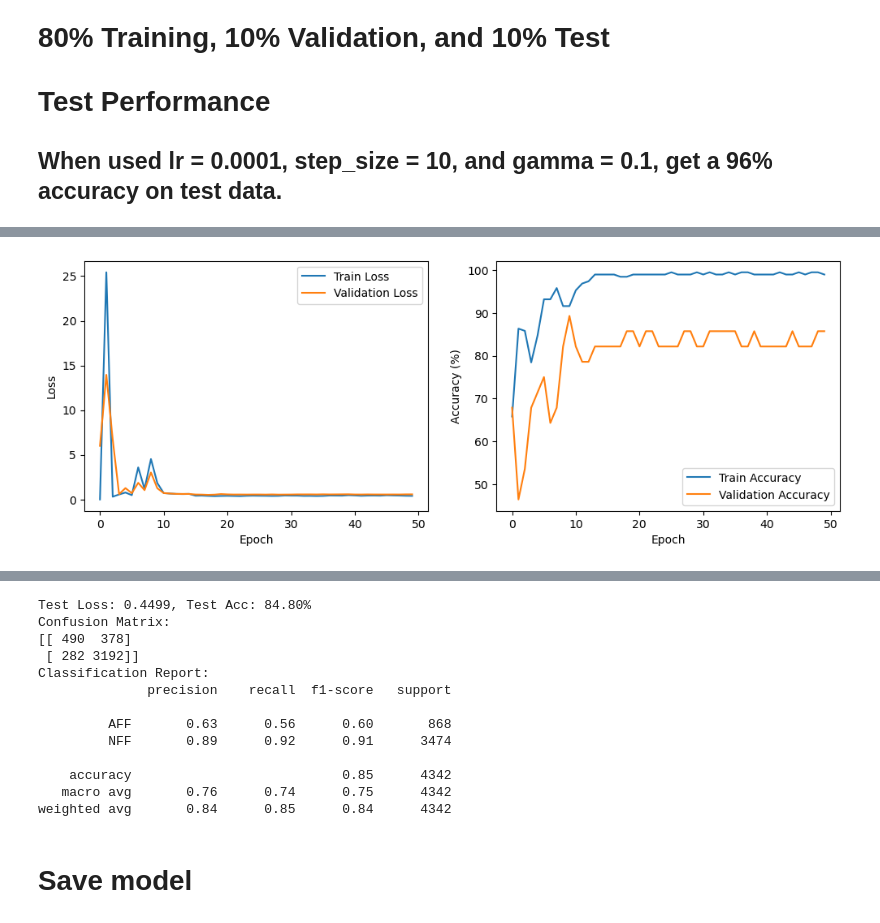
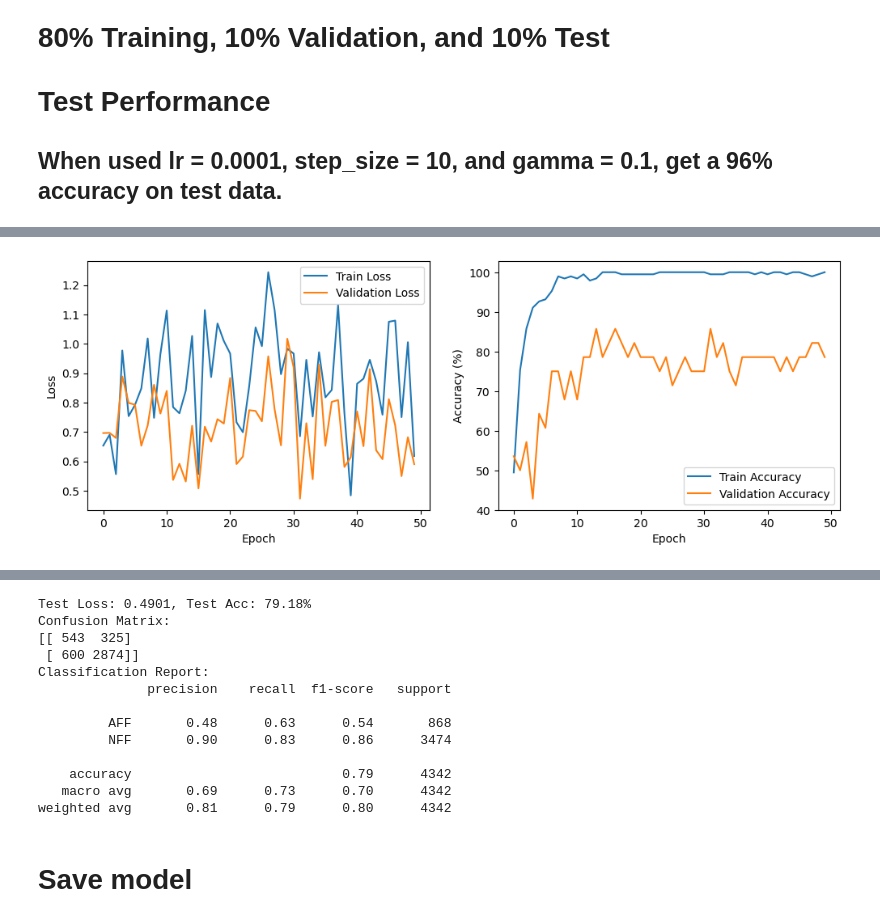
Before and after one commit to honzh073/FL, a Jupyter notebook: localnn/3_single_hospital/3_1_hospital_resnet.ipynb, the cells around one changed output, grey strips where cells are left out. Cells and saved outputs as stored; diff of their text form; code cells hidden in the pictures.

```diff
--- a/localnn/3_single_hospital/3_1_hospital_resnet.ipynb
+++ b/localnn/3_single_hospital/3_1_hospital_resnet.ipynb
@@ -122,9 +124,9 @@ import torchvision.models as models
 # Augmentation
 # Define data augmentation transforms
 transform = transforms.Compose([
-    # transforms.RandomHorizontalFlip(),
-    # transforms.RandomVerticalFlip(),
-    # transforms.RandomRotation(30),  # Randomly rotate the image up to 30 degrees
+    transforms.RandomHorizontalFlip(),
+    transforms.RandomVerticalFlip(),
+    # transforms.RandomRotation(90),  # Randomly rotate the image up to 30 degrees
     # transforms.ColorJitter(brightness=0.2, contrast=0.2, saturation=0.2, hue=0.2),  # Adjust color
     # transforms.RandomAffine(degrees=0, translate=(0.1, 0.1)),  # Random affine transformation
     # transforms.RandomPerspective(),  # Random perspective transformation
@@ -216,10 +218,10 @@ Class Weight for NFF (1): 0.7143
 
 ## When used lr = 0.0001, step_size = 10, and gamma = 0.1, get a 96% accuracy on test data.
 # %%
-from torchvision.models import resnet152, ResNet152_Weights
+from torchvision.models import resnet50, ResNet50_Weights
 
 # Settings
-lr = 0.001
+lr = 0.0001
 step_size = 10
 gamma = 0.1
 
@@ -228,7 +230,7 @@ class_weights = [class_weight_aff, class_weight_nff]
 class_weights = torch.Tensor(class_weights).to(device)
 
 # ResNet152
-model = models.resnet152(weights=ResNet152_Weights.DEFAULT)
+model = models.resnet50(weights=ResNet50_Weights.DEFAULT)
 model = model.to(device)
 
 # Update the output layer
@@ -361 +363 @@ Epoch 50/50, Train Loss: 0.4024, Validation Loss: 0.5762, Train Acc: 98.95%, Val
-[figure, old version]
+[figure, new version]
@@ -425,19 +427,19 @@ image_loader = DataLoader(images, batch_size=batch_size, shuffle=False, pin_memo
 
 eva(image_loader)
 # %% [output]
-Test Loss: 0.4499, Test Acc: 84.80%
+Test Loss: 0.4901, Test Acc: 79.18%
 Confusion Matrix:
-[[ 490  378]
- [ 282 3192]]
+[[ 543  325]
+ [ 600 2874]]
 Classification Report:
               precision    recall  f1-score   support
 
-         AFF       0.63      0.56      0.60       868
-         NFF       0.89      0.92      0.91      3474
+         AFF       0.48      0.63      0.54       868
+         NFF       0.90      0.83      0.86      3474
 
-    accuracy                           0.85      4342
-   macro avg       0.76      0.74      0.75      4342
-weighted avg       0.84      0.85      0.84      4342
+    accuracy                           0.79      4342
+   macro avg       0.69      0.73      0.70      4342
+weighted avg       0.81      0.79      0.80      4342
 # %% [markdown]
 # Save model
 # %%
```
Also changed, not shown: parts of 4 cells of this notebook, 1 other file.
